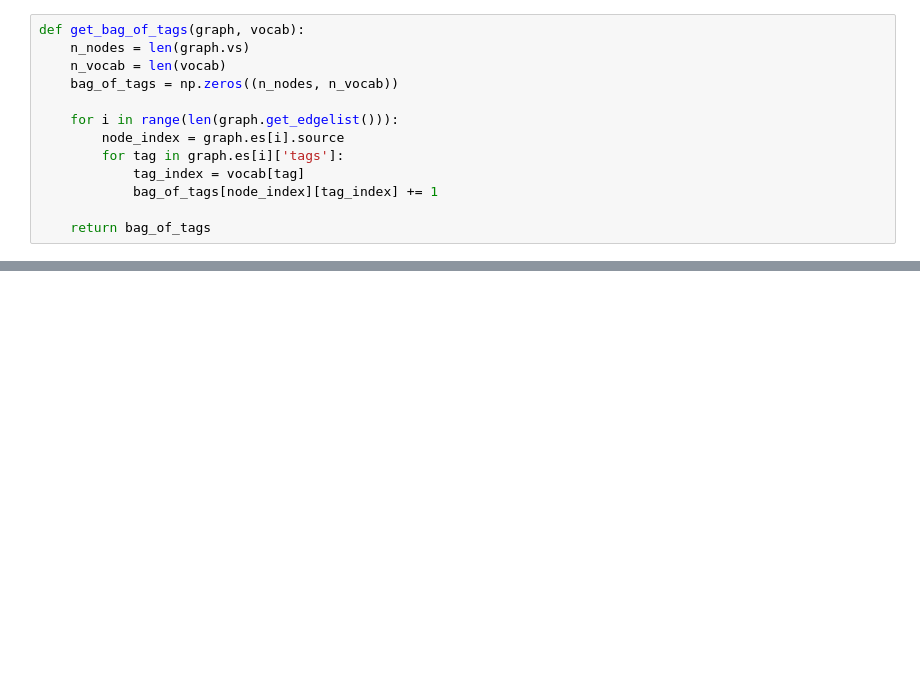
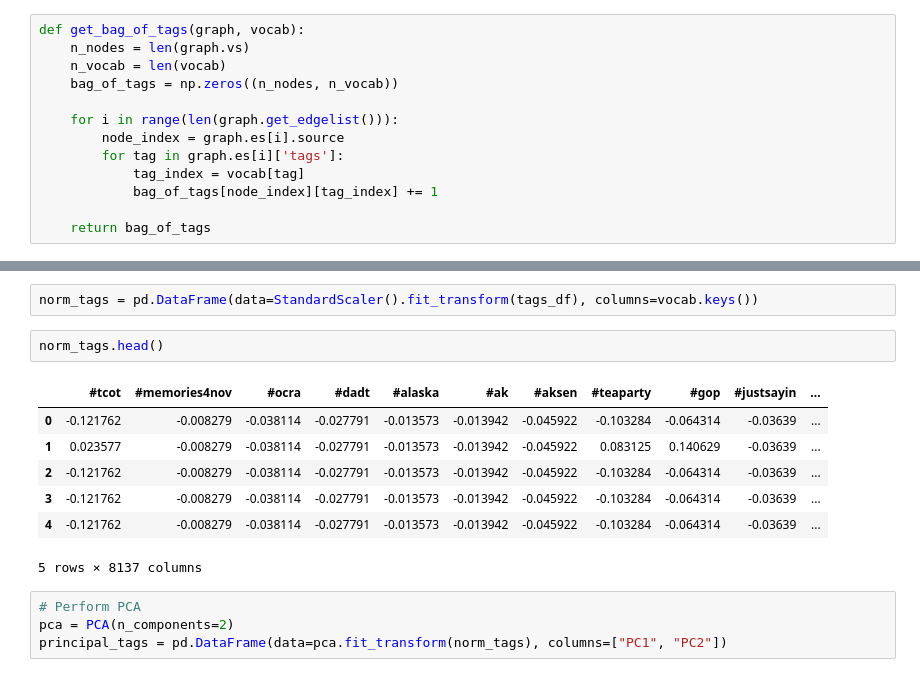
Before and after one commit to davidkml/pgm-polarity, a Jupyter notebook: graph-vis.ipynb, the cells around one changed output, grey strips where cells are left out. Saved outputs shown, nothing was run; the diff lists cells and outputs as text; blank space fills up the shorter version.

```diff
--- a/graph-vis.ipynb
+++ b/graph-vis.ipynb
@@ -171,0 +192,16 @@ array([[0., 0., 0., ..., 0., 0., 0.],
+# %%
+norm_tags = pd.DataFrame(data=StandardScaler().fit_transform(tags_df), columns=vocab.keys())
+# %%
+norm_tags.head()
+# %% [output]
+|  | #tcot | #memories4nov | #ocra | #dadt | #alaska | #ak | #aksen | #teaparty | #gop | #justsayin | ... |
+| 0 | -0.121762 | -0.008279 | -0.038114 | -0.027791 | -0.013573 | -0.013942 | -0.045922 | -0.103284 | -0.064314 | -0.03639 | ... |
+| 1 | 0.023577 | -0.008279 | -0.038114 | -0.027791 | -0.013573 | -0.013942 | -0.045922 | 0.083125 | 0.140629 | -0.03639 | ... |
+| 2 | -0.121762 | -0.008279 | -0.038114 | -0.027791 | -0.013573 | -0.013942 | -0.045922 | -0.103284 | -0.064314 | -0.03639 | ... |
+| 3 | -0.121762 | -0.008279 | -0.038114 | -0.027791 | -0.013573 | -0.013942 | -0.045922 | -0.103284 | -0.064314 | -0.03639 | ... |
+| 4 | -0.121762 | -0.008279 | -0.038114 | -0.027791 | -0.013573 | -0.013942 | -0.045922 | -0.103284 | -0.064314 | -0.03639 | ... |
+5 rows × 8137 columns
+# %%
+# Perform PCA
+pca = PCA(n_components=2)
+principal_tags = pd.DataFrame(data=pca.fit_transform(norm_tags), columns=["PC1", "PC2"])
```
Also changed, not shown: parts of 8 cells of this notebook.
